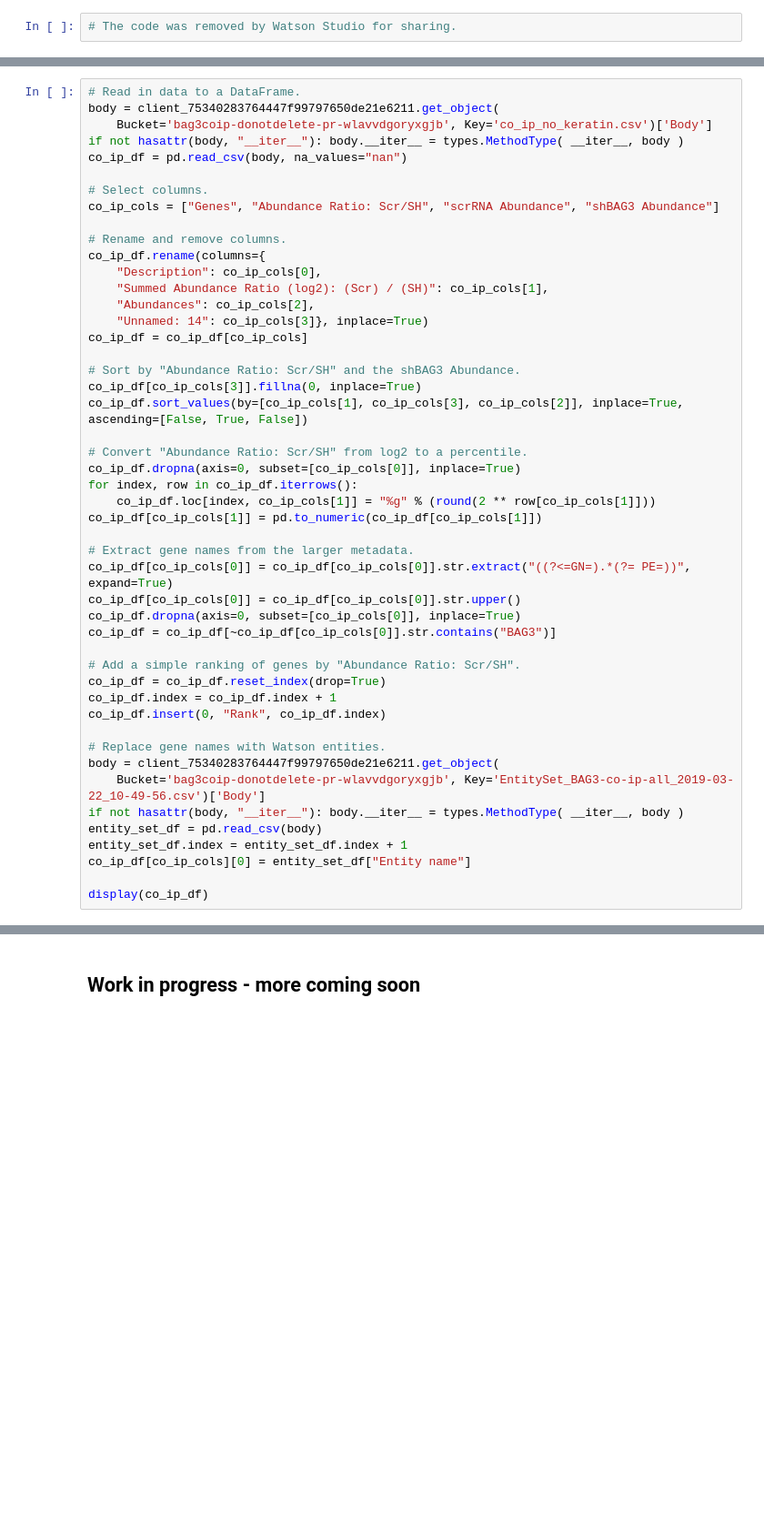
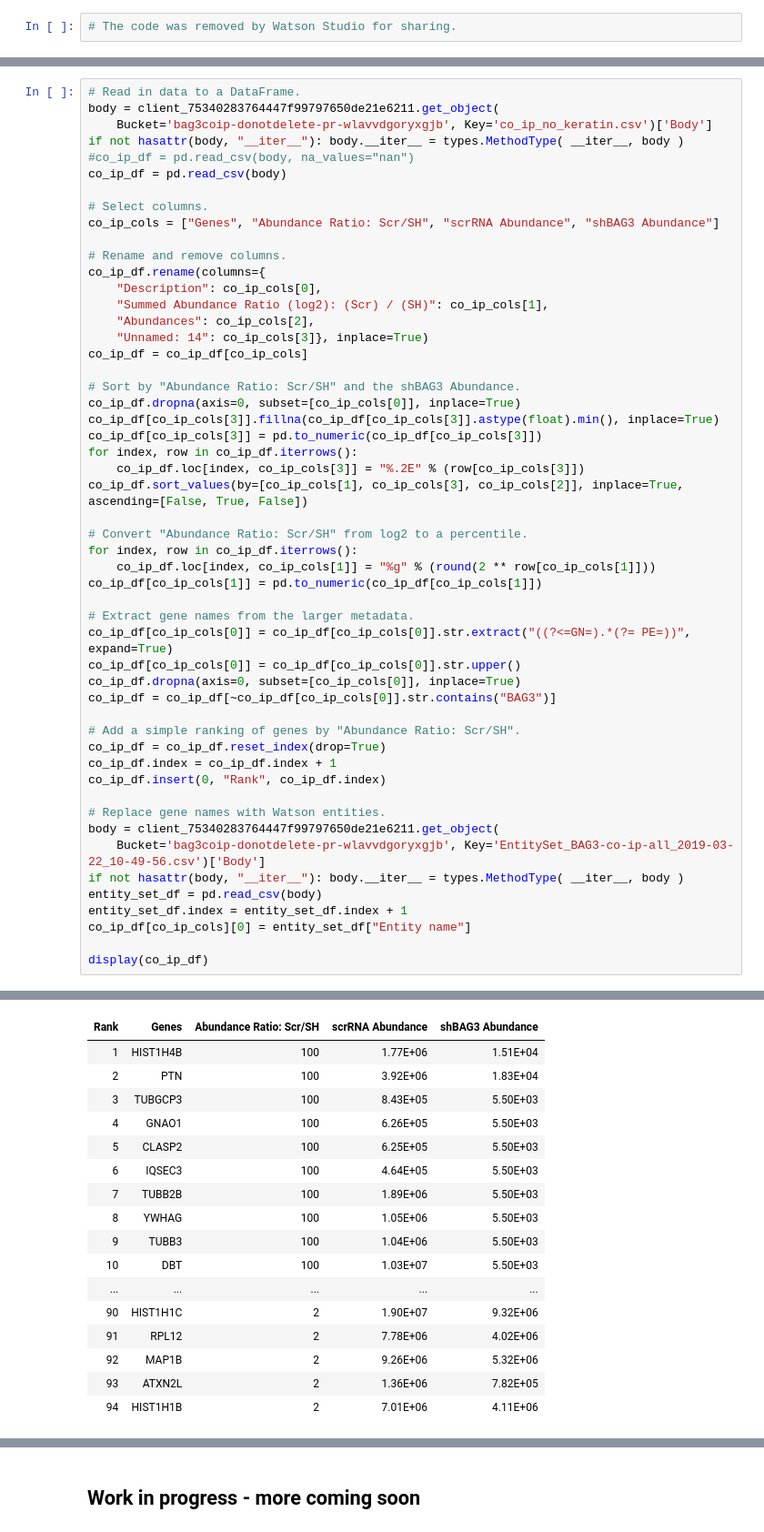
Before and after one commit to eturkes/bag3-co-ip, a Jupyter notebook: BAG3-co-ip/BAG3-co-ip.ipynb, the cells around one changed output, grey strips where cells are left out. Shown at 91% size. Cells and saved outputs as stored; diff of their text form; blank space fills up the shorter version.

Commit message:
Imput missing values using the min

```diff
--- a/BAG3-co-ip/BAG3-co-ip.ipynb
+++ b/BAG3-co-ip/BAG3-co-ip.ipynb
@@ -90,7 +87,8 @@ The results of this cleaning is displayed below:
 body = client_75340283764447f99797650de21e6211.get_object(
     Bucket='bag3coip-donotdelete-pr-wlavvdgoryxgjb', Key='co_ip_no_keratin.csv')['Body']
 if not hasattr(body, "__iter__"): body.__iter__ = types.MethodType( __iter__, body )
-co_ip_df = pd.read_csv(body, na_values="nan")
+#co_ip_df = pd.read_csv(body, na_values="nan")
+co_ip_df = pd.read_csv(body)
 
 # Select columns.
 co_ip_cols = ["Genes", "Abundance Ratio: Scr/SH", "scrRNA Abundance", "shBAG3 Abundance"]
@@ -104,11 +102,14 @@ co_ip_df.rename(columns={
 co_ip_df = co_ip_df[co_ip_cols]
 
 # Sort by "Abundance Ratio: Scr/SH" and the shBAG3 Abundance.
-co_ip_df[co_ip_cols[3]].fillna(0, inplace=True)
+co_ip_df.dropna(axis=0, subset=[co_ip_cols[0]], inplace=True)
+co_ip_df[co_ip_cols[3]].fillna(co_ip_df[co_ip_cols[3]].astype(float).min(), inplace=True)
+co_ip_df[co_ip_cols[3]] = pd.to_numeric(co_ip_df[co_ip_cols[3]])
+for index, row in co_ip_df.iterrows():
+    co_ip_df.loc[index, co_ip_cols[3]] = "%.2E" % (row[co_ip_cols[3]])
 co_ip_df.sort_values(by=[co_ip_cols[1], co_ip_cols[3], co_ip_cols[2]], inplace=True, ascending=[False, True, False])
 
 # Convert "Abundance Ratio: Scr/SH" from log2 to a percentile.
-co_ip_df.dropna(axis=0, subset=[co_ip_cols[0]], inplace=True)
 for index, row in co_ip_df.iterrows():
     co_ip_df.loc[index, co_ip_cols[1]] = "%g" % (round(2 ** row[co_ip_cols[1]]))
 co_ip_df[co_ip_cols[1]] = pd.to_numeric(co_ip_df[co_ip_cols[1]])
@@ -133,3 +134,4 @@ entity_set_df.index = entity_set_df.index + 1
 co_ip_df[co_ip_cols][0] = entity_set_df["Entity name"]
 
 display(co_ip_df)
+# %% [output]
@@ -135,0 +145,17 @@ display(co_ip_df)
+| Rank | Genes | Abundance Ratio: Scr/SH | scrRNA Abundance | shBAG3 Abundance |
+| 1 | HIST1H4B | 100 | 1.77E+06 | 1.51E+04 |
+| 2 | PTN | 100 | 3.92E+06 | 1.83E+04 |
+| 3 | TUBGCP3 | 100 | 8.43E+05 | 5.50E+03 |
+| 4 | GNAO1 | 100 | 6.26E+05 | 5.50E+03 |
+| 5 | CLASP2 | 100 | 6.25E+05 | 5.50E+03 |
+| 6 | IQSEC3 | 100 | 4.64E+05 | 5.50E+03 |
+| 7 | TUBB2B | 100 | 1.89E+06 | 5.50E+03 |
+| 8 | YWHAG | 100 | 1.05E+06 | 5.50E+03 |
+| 9 | TUBB3 | 100 | 1.04E+06 | 5.50E+03 |
+| 10 | DBT | 100 | 1.03E+07 | 5.50E+03 |
+| ... | ... | ... | ... | ... |
+| 90 | HIST1H1C | 2 | 1.90E+07 | 9.32E+06 |
+| 91 | RPL12 | 2 | 7.78E+06 | 4.02E+06 |
+| 92 | MAP1B | 2 | 9.26E+06 | 5.32E+06 |
+| 93 | ATXN2L | 2 | 1.36E+06 | 7.82E+05 |
+| 94 | HIST1H1B | 2 | 7.01E+06 | 4.11E+06 |
```
Also changed, not shown: parts of 7 cells of this notebook.
